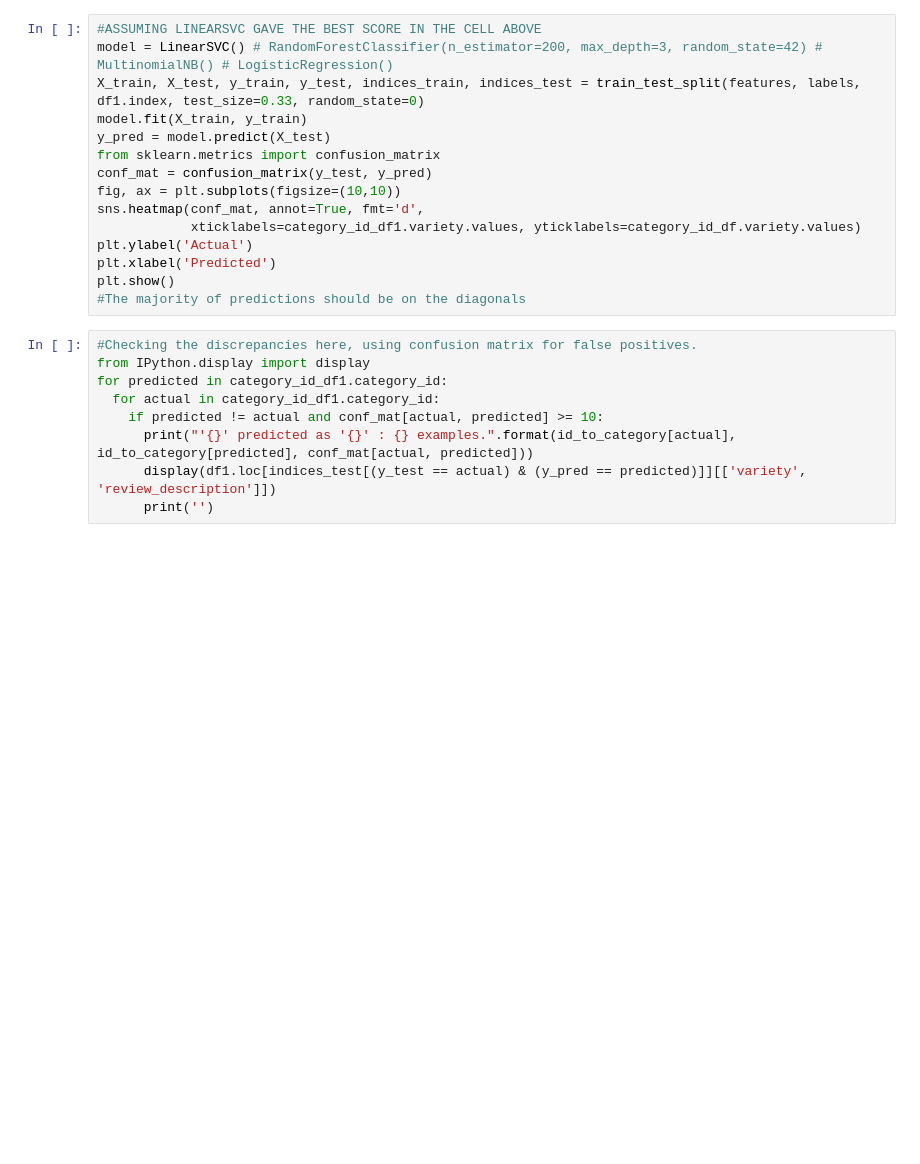
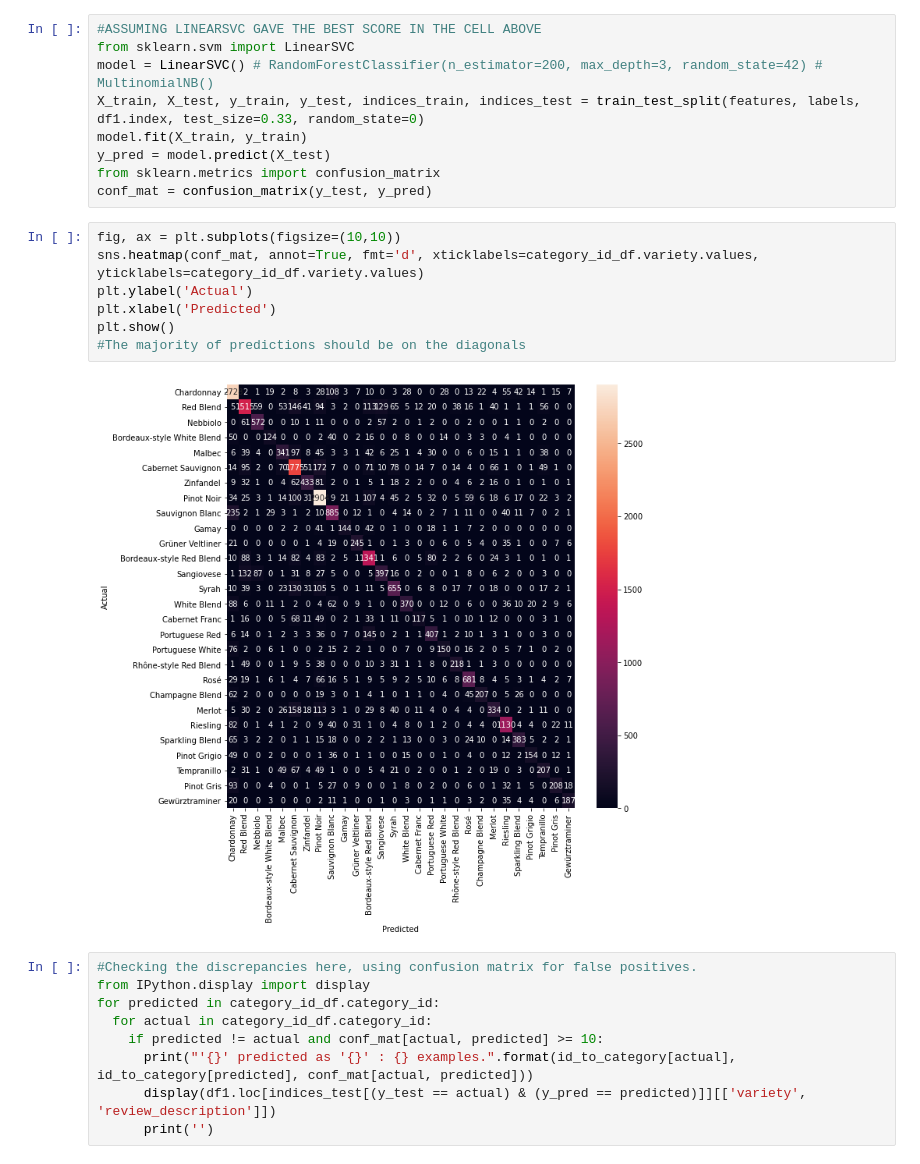
Before and after one commit to Alvin-Varghese/Multinomial_TextClassifier, a Jupyter notebook: notebook.ipynb, the cells around one changed output. Drawn from its saved outputs; the diff is of its cells as text; blank space fills up the shorter version.

```diff
--- a/notebook.ipynb
+++ b/notebook.ipynb
@@ -104,23 +201,26 @@ cv_df.groupby('model_name').accuracy.mean()
 # %%
 #ASSUMING LINEARSVC GAVE THE BEST SCORE IN THE CELL ABOVE
-model = LinearSVC() # RandomForestClassifier(n_estimator=200, max_depth=3, random_state=42) # MultinomialNB() # LogisticRegression()
+from sklearn.svm import LinearSVC
+model = LinearSVC() # RandomForestClassifier(n_estimator=200, max_depth=3, random_state=42) # MultinomialNB()
 X_train, X_test, y_train, y_test, indices_train, indices_test = train_test_split(features, labels, df1.index, test_size=0.33, random_state=0)
 model.fit(X_train, y_train)
 y_pred = model.predict(X_test)
 from sklearn.metrics import confusion_matrix
 conf_mat = confusion_matrix(y_test, y_pred)
-fig, ax = plt.subplots(figsize=(10,10))
-sns.heatmap(conf_mat, annot=True, fmt='d',
-            xticklabels=category_id_df1.variety.values, yticklabels=category_id_df.variety.values)
-plt.ylabel('Actual')
-plt.xlabel('Predicted')
-plt.show()
-#The majority of predictions should be on the diagonals
+# %%
+fig, ax = plt.subplots(figsize=(10,10))
+sns.heatmap(conf_mat, annot=True, fmt='d', xticklabels=category_id_df.variety.values, yticklabels=category_id_df.variety.values)
+plt.ylabel('Actual')
+plt.xlabel('Predicted')
+plt.show()
+#The majority of predictions should be on the diagonals
+# %% [output]
+[figure, added]
 # %%
 #Checking the discrepancies here, using confusion matrix for false positives.
 from IPython.display import display
-for predicted in category_id_df1.category_id:
-  for actual in category_id_df1.category_id:
+for predicted in category_id_df.category_id:
+  for actual in category_id_df.category_id:
     if predicted != actual and conf_mat[actual, predicted] >= 10:
       print("'{}' predicted as '{}' : {} examples.".format(id_to_category[actual], id_to_category[predicted], conf_mat[actual, predicted]))
       display(df1.loc[indices_test[(y_test == actual) & (y_pred == predicted)]][['variety', 'review_description']])
```
Also changed, not shown: parts of 27 cells of this notebook.
